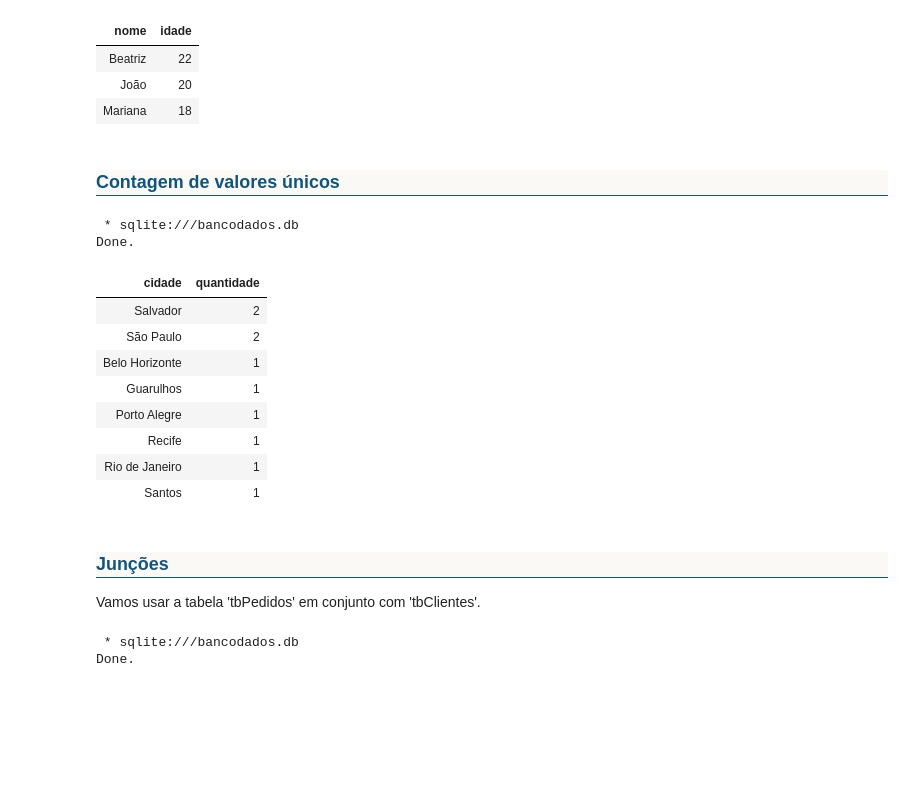
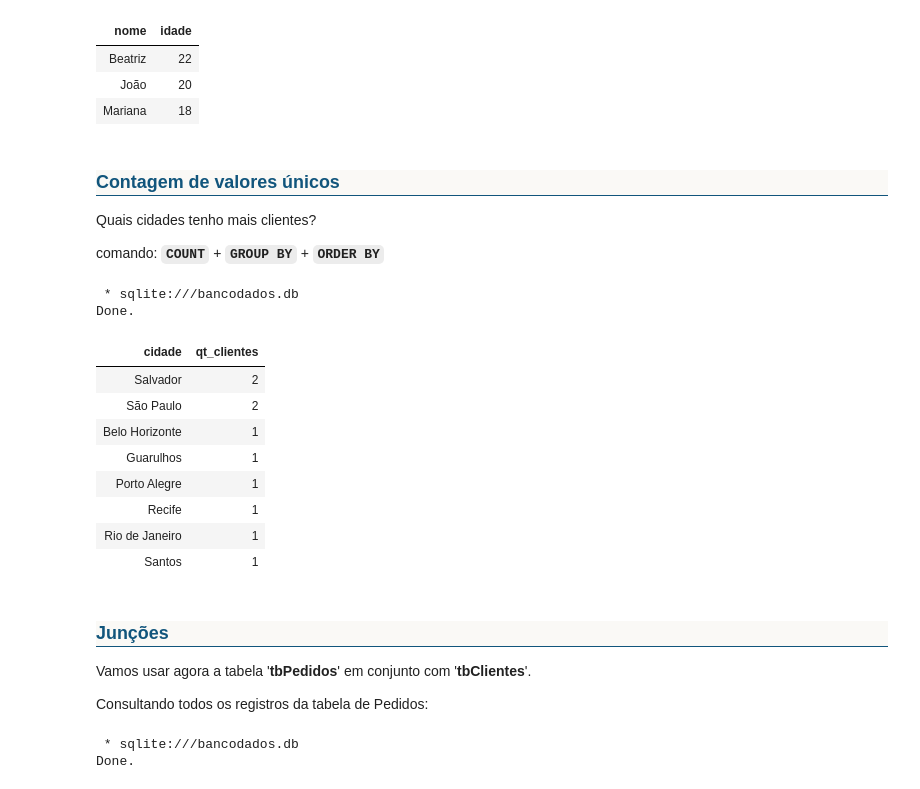
Before and after one commit to luizweb/sqljupyter, a Jupyter notebook: sqljupyter.ipynb, the cells around one changed output. Drawn from its saved outputs; the diff is of its cells as text; code cells hidden in the pictures; blank space fills up the shorter version.

````diff
--- a/sqljupyter.ipynb
+++ b/sqljupyter.ipynb
@@ -372,24 +407,29 @@ Done.
 <h3 style="background-color: #FAF9F6; color: #11557C; text-align: left; font-family: 'Arial', sans-serif; padding-top: 10px; padding-bottom: 10px; border-bottom: 1px solid #11557C;">
     <a id='secao-9'></a> Contagem de valores únicos
 </h3>
+
+
+Quais cidades tenho mais clientes?
+
+comando: **```COUNT```** + **```GROUP BY```** + **```ORDER BY```**
 # %%
 %%sql
 
 
 SELECT
     cidade,
-    COUNT(*) as quantidade
+    COUNT(id_cliente) as qt_clientes
 FROM
     tbClientes
 GROUP BY
     cidade
 ORDER BY
-    quantidade DESC,
+    qt_clientes DESC,
     cidade
 # %% [output]
  * sqlite:///bancodados.db
 Done.
-| cidade | quantidade |
+| cidade | qt_clientes |
 | Salvador | 2 |
 | São Paulo | 2 |
 | Belo Horizonte | 1 |
@@ -403,7 +443,9 @@ Done.
     <a id='secao-10'></a> Junções
 </h3>
 
-Vamos usar a tabela 'tbPedidos' em conjunto com 'tbClientes'.
+Vamos usar agora a tabela '**tbPedidos**' em conjunto com '**tbClientes**'.
+
+Consultando todos os registros da tabela de Pedidos:
 # %%
 %%sql
 
````
Also changed, not shown: parts of 19 cells of this notebook.
